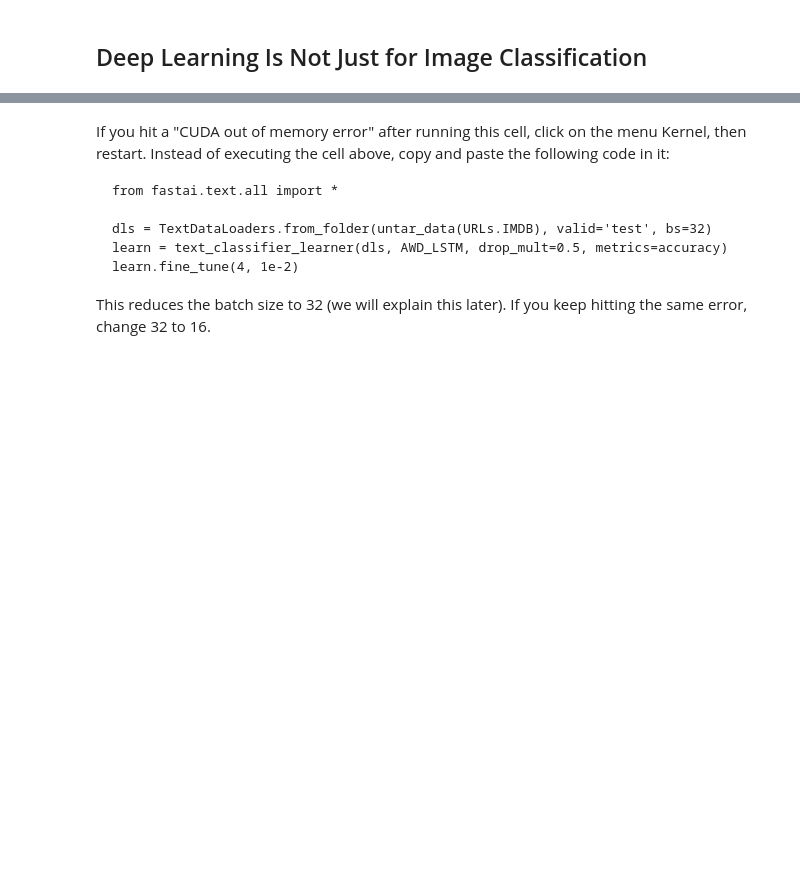
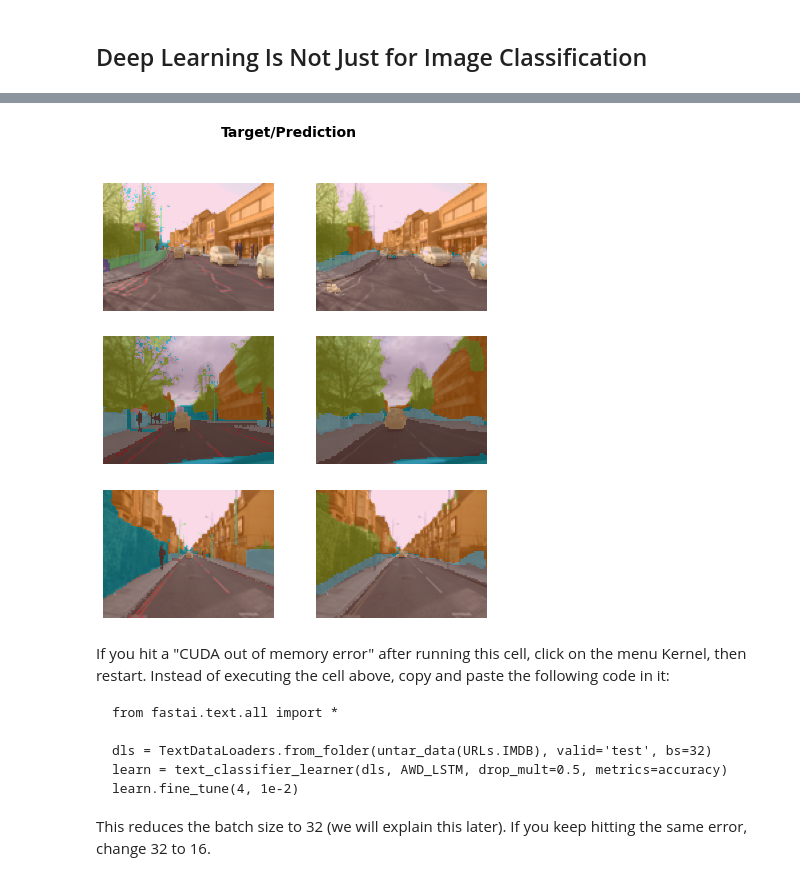
Before and after one commit to harpreetmann24/fastbook, a Jupyter notebook: clean_harpreet/01_intro.ipynb, the cells around one changed output, grey strips where cells are left out. Saved outputs shown, nothing was run; the diff lists cells and outputs as text; code cells hidden in the pictures; blank space fills up the shorter version.

```diff
--- a/clean_harpreet/01_intro.ipynb
+++ b/clean_harpreet/01_intro.ipynb
@@ -278,0 +409,2 @@ Since these kinds of machine learning models can only make *predictions* (i.e.,
+# %%
+codes = np.loadtxt(path/'codes.txt', dtype='str'); codes
@@ -278,0 +415,10 @@ Since these kinds of machine learning models can only make *predictions* (i.e.,
+# %%
+camvid_block = DataBlock(blocks = [ImageBlock, MaskBlock(codes)],
+                         get_items = get_image_files,
+                         get_y = get_mask_file_path,
+                         splitter=RandomSplitter(valid_pct=0.2, seed = 42),
+                        )
+# %%
+dls_camvid = camvid_block.dataloaders(path/'images', bs=8)
+# %%
+learner_camvid = unet_learner(dls_camvid, resnet34)
@@ -278,0 +441,3 @@ Since these kinds of machine learning models can only make *predictions* (i.e.,
+# %%
+learner_camvid.show_results(max_n=3, figsize=(7,8))
+# %% [output]
@@ -279 +445,2 @@ Since these kinds of machine learning models can only make *predictions* (i.e.,
+[figure, added]
 # %%
```
Also changed, not shown: parts of 43 cells of this notebook, 1 other file.
